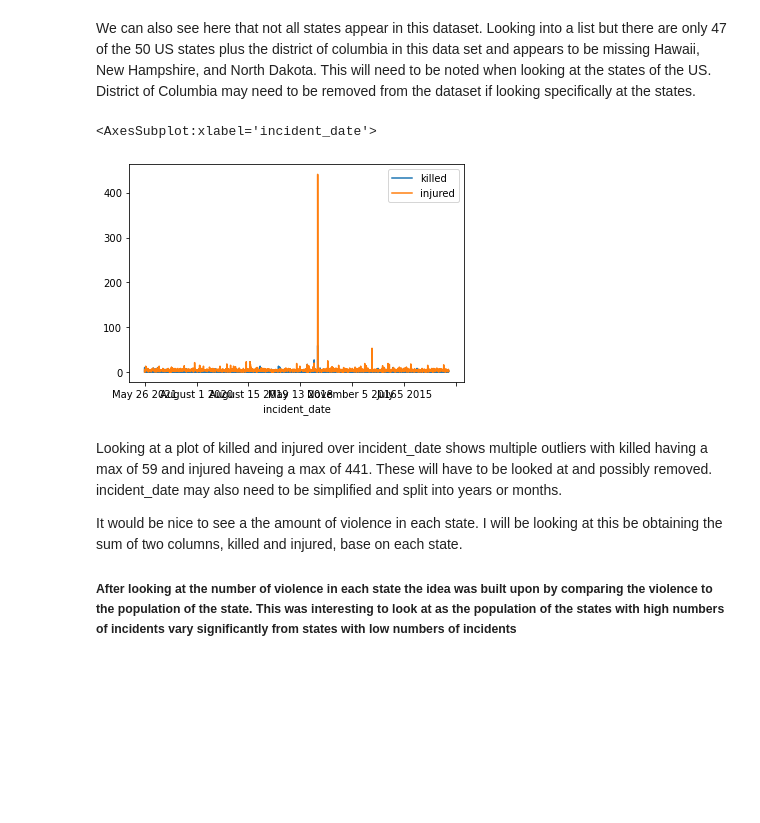
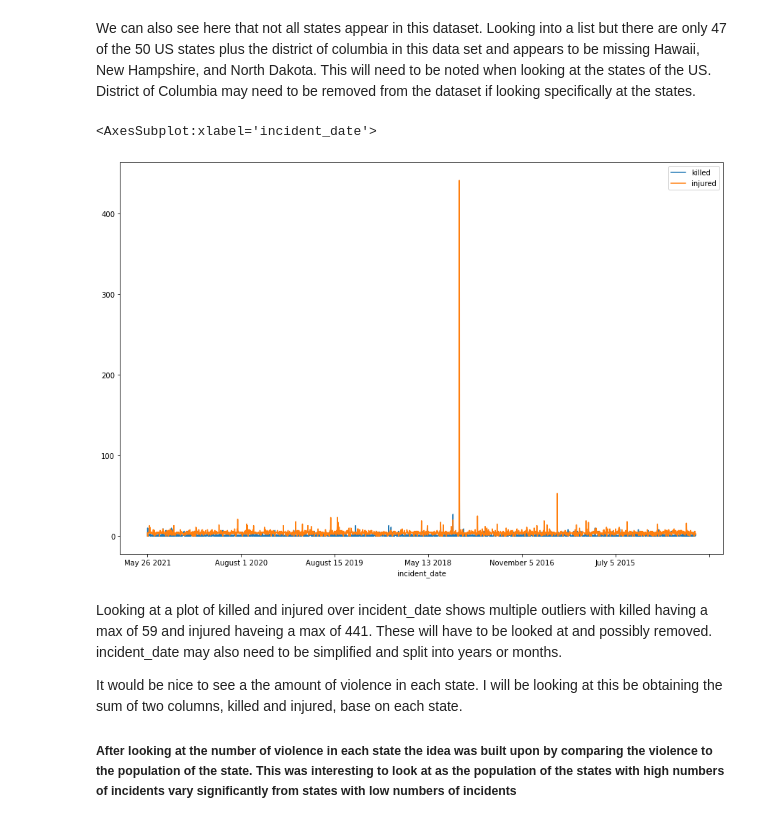
Before and after one commit to ubco-W2022T1-cosc301/project-group39, a Jupyter notebook: notebooks/analysis3.ipynb, the cells around one changed output. Cells and saved outputs as stored; diff of their text form; code cells hidden in the pictures; blank space fills up the shorter version.

```diff
--- a/notebooks/analysis3.ipynb
+++ b/notebooks/analysis3.ipynb
@@ -52,10 +56,10 @@ print(df['state'].nunique())
 # %% [markdown]
 We can also see here that not all states appear in this dataset. Looking into a list but there are only 47 of the 50 US states plus the district of columbia in this data set and appears to be missing Hawaii, New Hampshire, and North Dakota. This will need to be noted when looking at the states of the US. District of Columbia may need to be removed from the dataset if looking specifically at the states.
 # %%
-df.plot(x='incident_date', y=['killed','injured'])
+df.plot(x='incident_date', y=['killed','injured'], figsize=(15,10))
 # %% [output]
 <AxesSubplot:xlabel='incident_date'>
-[figure, old version]
+[figure, new version]
 # %% [markdown]
 Looking at a plot of killed and injured over incident_date shows multiple outliers with killed having a max of 59 and injured haveing a max of 441. These will have to be looked at and possibly removed. incident_date may also need to be simplified and split into years or months.
 
```
Also changed, not shown: parts of 9 cells of this notebook.
